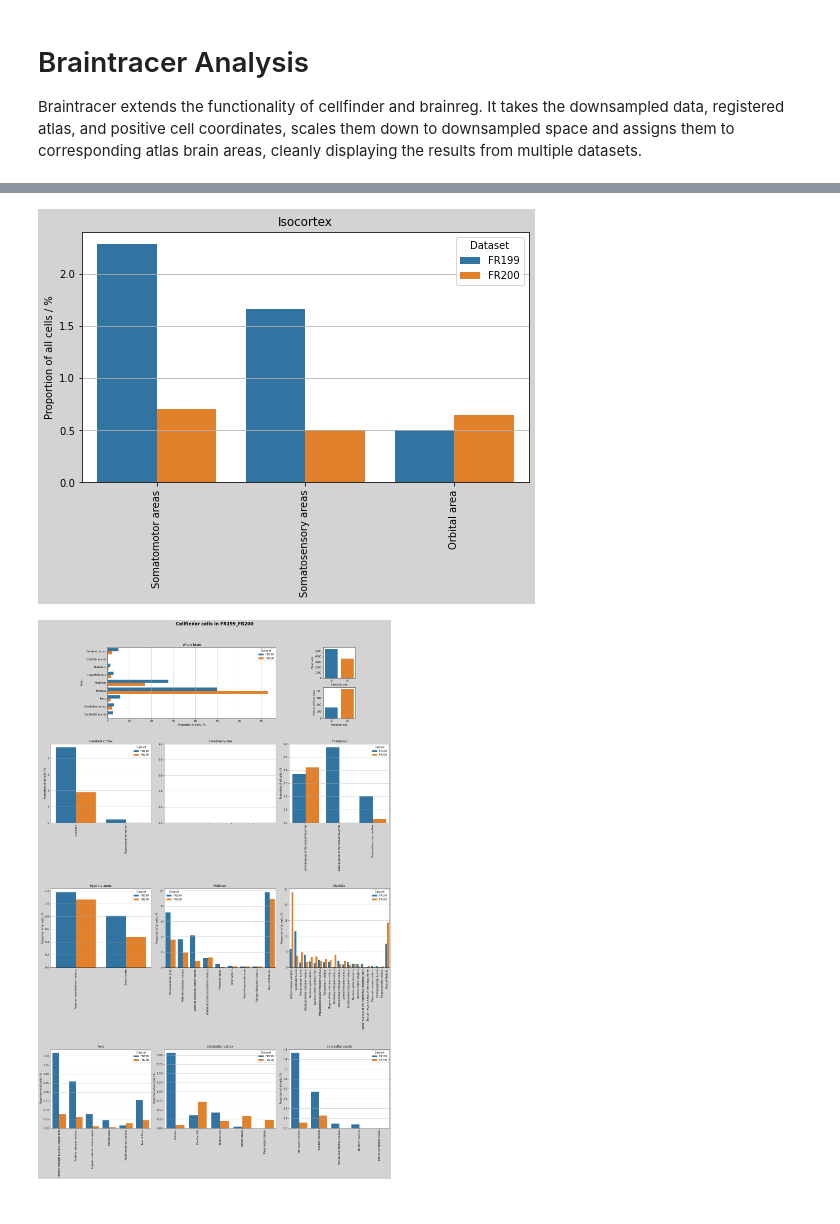
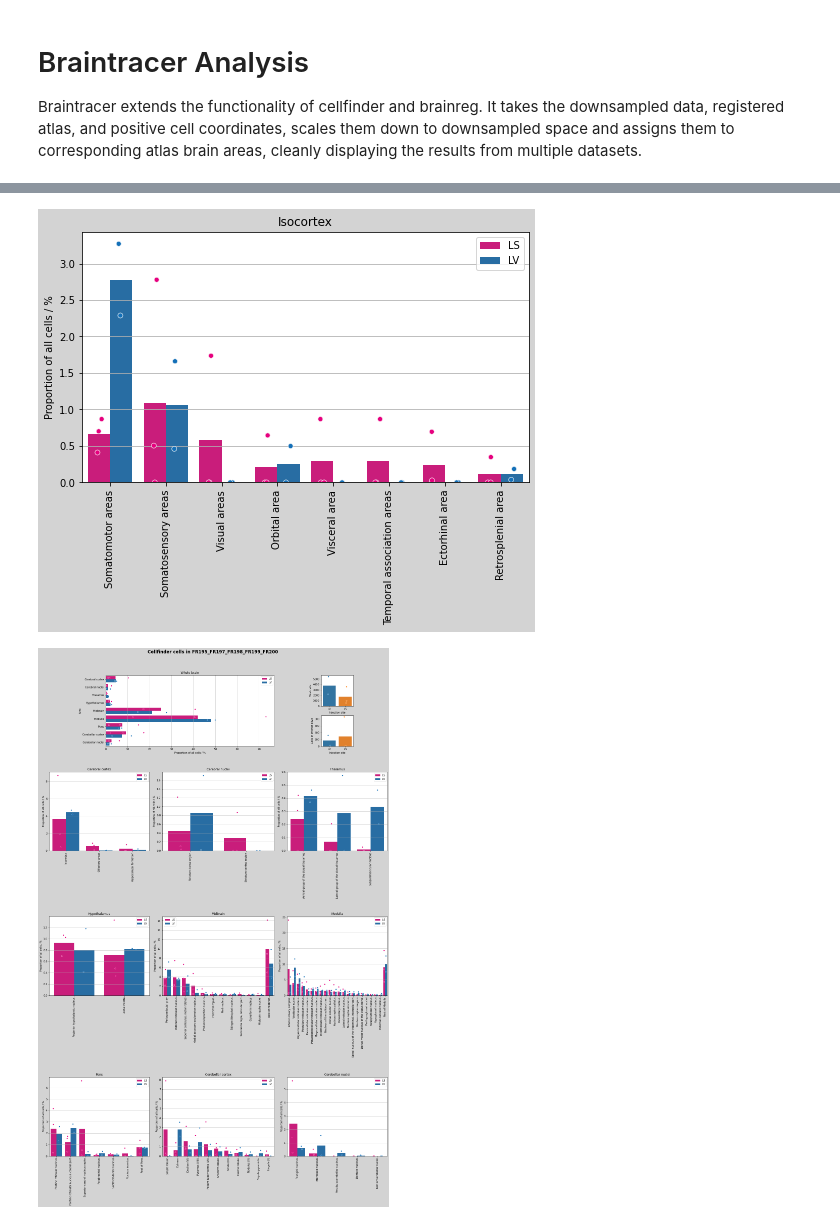
Before and after one commit to samclothier/braintracer, a Jupyter notebook: bt_visualiser.ipynb, the cells around one changed output, grey strips where cells are left out. Saved outputs shown, nothing was run; the diff lists cells and outputs as text; code cells hidden in the pictures.

Commit message:
Improved debug logging for dataset import and fixed messages for summary plot, updated bt_visualiser.ipynb with new example usage code.

```diff
--- a/bt_visualiser.ipynb
+++ b/bt_visualiser.ipynb
@@ -6,8 +6,12 @@ import braintracer.file_management as btf
 import braintracer.analysis as bt
 import braintracer.plotting as btp
 import matplotlib.pyplot as plt
+bt.debug = False
 # %%
-bt.Dataset('FR199', 'LV', (5046, 3847, 2776), display_validation=False)
-bt.Dataset('FR200', 'LS', (5046, 3847, 2776), display_validation=False);
+#bt.Dataset('FR195', 'LS', 'r', 'g')
+#bt.Dataset('FR197', 'LV', 'r', 'g')
+#bt.Dataset('FR198', 'LS', 'r', 'g')
+bt.Dataset('FR199', 'LV', 'r', 'g')
+bt.Dataset('FR200', 'LS', 'r', 'g')
+title = '_'.join([i.name for i in bt.datasets])
+grouped = True
-# %%
-bt.run_analysis(debug=True)
@@ -34,3 +26,0 @@ btp.generate_projection_plot('Inferior olivary complex')
-# %%
-grouped = False
-title = '_'.join([i.name for i in bt.datasets])
@@ -56,7 +50,7 @@ f.subplots_adjust(bottom=0.3)
 btp.generate_zoom_plot(ax, 'Isocortex', grouped=grouped, depth=1, threshold=0.1)
 btf.save(f'isocortex_zoom_{title}', as_type='pdf')
 # %% [output]
-[figure, old version]
+[figure, new version]
 # %%
 f = plt.figure(figsize=(24, 35))
 gs = f.add_gridspec(60, 30)
@@ -68,36 +62,36 @@ ax_io = f.add_subplot(gs[5:9, 24:27])
 ax2, ax3, ax4 = f.add_subplot(gs[12:22, 0:9]), f.add_subplot(gs[12:22, 10:20]), f.add_subplot(gs[12:22, 21:30])
 ax5, ax6, ax7 = f.add_subplot(gs[30:40, 0:9]), f.add_subplot(gs[30:40, 10:20]), f.add_subplot(gs[30:40, 21:30])
 ax8, ax9, ax10 = f.add_subplot(gs[50:60, 0:9]), f.add_subplot(gs[50:60, 10:20]), f.add_subplot(gs[50:60, 21:30])
 axes = [ax2,ax3,ax4,ax5,ax6,ax7,ax8,ax9,ax10]
 
 import seaborn as sns
 import pandas as pd
 from itertools import chain
-cells = [i.get_total_cells() for i in bt.datasets]
+cells = [i.num_cells(ch1=True) for i in bt.datasets]
 names = [i.group for i in bt.datasets]
 titles = ['Injection site', 'Total cells']
 df = pd.DataFrame(zip(names, cells), columns=titles)
 if grouped:
     sns.barplot(x=titles[0], y=titles[1], order=['LV','LS'], ax=ax_totals, data=df, ci=None)
     sns.stripplot(x=titles[0], y=titles[1], order=['LV','LS'], dodge=True, edgecolor='w', linewidth=0.5, ax=ax_totals, data=df)
 else:
     sns.barplot(x=titles[0], y=titles[1], ax=ax_totals, data=df, ci=None)
 
-io_cells = [bt.get_area_info(['IO'], i.propagated_cell_counter, bt.area_indexes)[-1] for i in bt.datasets]
+io_cells = [bt.get_area_info(['IO'], i.ch1_cells_by_area)[-1] for i in bt.datasets]
 io_cells = io_cells[0] if len(io_cells) == 1 else chain.from_iterable(io_cells)
 io_titles = ['Injection site', 'Cells in inferior olive']
 io_df = pd.DataFrame(zip(names, io_cells), columns=io_titles)
 if grouped:
     sns.barplot(x=io_titles[0], y=io_titles[1], order=['LV','LS'], ax=ax_io, data=io_df, ci=None)
     sns.stripplot(x=io_titles[0], y=io_titles[1], order=['LV','LS'], dodge=True, edgecolor='w', linewidth=0.5, ax=ax_io, data=io_df)
 else:
     sns.barplot(x=io_titles[0], y=io_titles[1], ax=ax_io, data=io_df, ci=None)
 
-btp.generate_summary_plot(ax1, bt.results.summary_cells, grouped=False)
+btp.generate_summary_plot(ax1, bt.results.summary_cells, grouped=grouped)
 for idx, ax in enumerate(axes[:-1]):
-    btp.generate_zoom_plot(ax, bt.summary_names[idx], grouped=False, threshold=0.1)
-btp.generate_zoom_plot(ax10, bt.summary_names[-1], grouped=False, depth=1, threshold=0)
+    btp.generate_zoom_plot(ax, bt.summary_names[idx], grouped=grouped, threshold=0.1)
+btp.generate_zoom_plot(ax10, bt.summary_names[-1], grouped=grouped, depth=1, threshold=0)
 
 btf.save(f'areas_overview_{title}_ungrouped', as_type='pdf')
 # %% [output]
-[figure, old version]
+[figure, new version]
```
Also changed, not shown: parts of 8 cells of this notebook, 2 other files.
